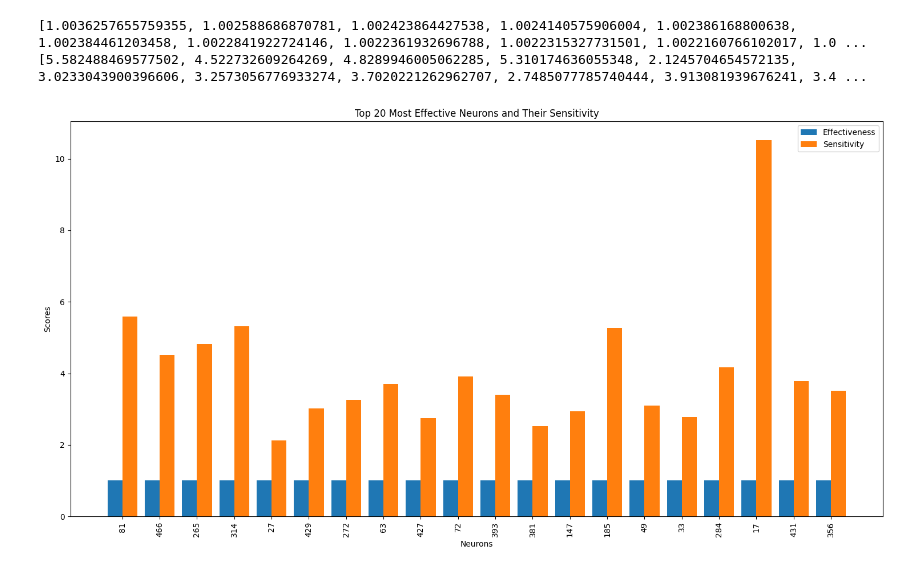
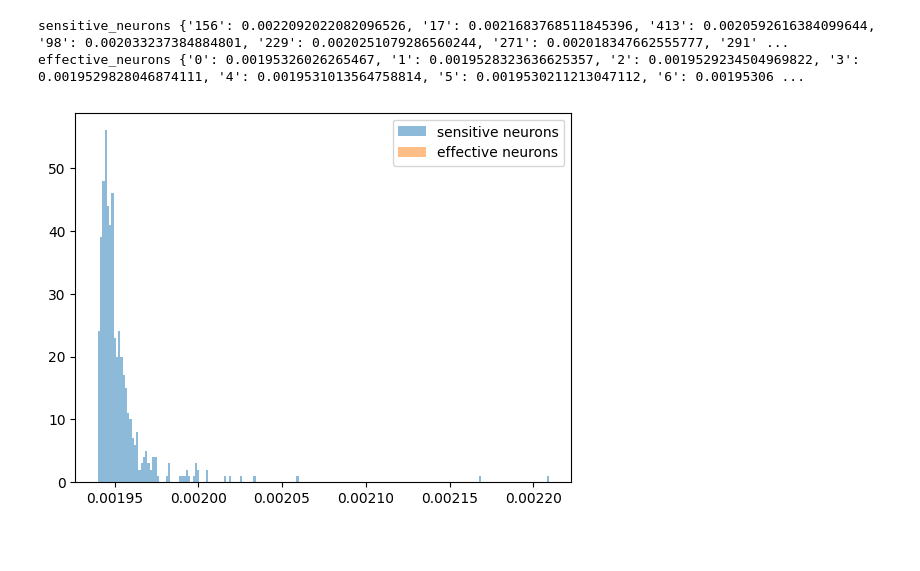
Before and after one commit to notarobot-hub/SEND, a Jupyter notebook: sensitivity/analysis_1point.ipynb, the cells around one changed output. Drawn from its saved outputs; the diff is of its cells as text; code cells hidden in the pictures; blank space fills up the shorter version.

Commit message:
generate plot for sensitivity analysis

```diff
--- a/sensitivity/analysis_1point.ipynb
+++ b/sensitivity/analysis_1point.ipynb
@@ -2,11 +2,9 @@
 import json
 import numpy as np
 import matplotlib.pyplot as plt
-%pip install matplotlib_venn
-from matplotlib_venn import venn2
 
-with open("../most_sensitive_indices_in_training.json") as f:
+with open("../most_sensitive_indices_in_training_softmax.json") as f:
     sensitive_neurons = json.load(f)
 
-with open("../most_effective_indices_on_eigenscore.json") as f:
+with open("../most_effective_indices_on_eigenscore_softmax.json") as f:
     effective_neurons = json.load(f)
@@ -31,37 +11,18 @@ Note: you may need to restart the kernel to use updated packages.
-# %%
-
-# Step 2: Sort Neurons by Effectiveness in Descending Order
-effective_neurons_sorted = sorted(effective_neurons.items(), key=lambda x: x[1], reverse=True)
-
-# Select the top 20 most effective neurons
-top_effective_neurons = effective_neurons_sorted[:20]
-
-# Extract sorted neuron indices and their effectiveness and sensitivity scores
-neurons_sorted = [int(neuron[0]) for neuron in top_effective_neurons]
-effectiveness_scores = [neuron[1] for neuron in top_effective_neurons]
-print(effectiveness_scores)
-sensitivity_scores = [sensitive_neurons.get(str(neuron[0]), 0) for neuron in top_effective_neurons]
-print(sensitivity_scores)
-# Step 3: Plot the Bar Chart
-x = np.arange(len(neurons_sorted))  # the label locations
-
-fig, ax = plt.subplots(figsize=(15, 8))
-width = 0.4  # the width of the bars
-
-rects1 = ax.bar(x - width/2, effectiveness_scores, width, label='Effectiveness')
-rects2 = ax.bar(x + width/2, sensitivity_scores, width, label='Sensitivity')
-
-# Add some text for labels, title and axes ticks
-ax.set_xlabel('Neurons')
-ax.set_ylabel('Scores')
-ax.set_title('Top 20 Most Effective Neurons and Their Sensitivity')
-ax.set_xticks(x)
-ax.set_xticklabels(neurons_sorted, rotation=90)
-ax.legend()
-
-fig.tight_layout()
-plt.show()
-# %% [output]
-[1.0036257655759355, 1.002588686870781, 1.002423864427538, 1.0024140575906004, 1.002386168800638, 1.002384461203458, 1.0022841922724146, 1.0022361932696788, 1.0022315327731501, 1.0022160766102017, 1.0 ...
-[5.582488469577502, 4.522732609264269, 4.8289946005062285, 5.310174636055348, 2.1245704654572135, 3.0233043900396606, 3.2573056776933274, 3.7020221262962707, 2.7485077785740444, 3.913081939676241, 3.4 ...
-[figure, removed]
+# %%
+print("sensitive_neurons", sensitive_neurons)
+print("effective_neurons", effective_neurons)
+# %% [output]
+sensitive_neurons {'156': 0.0022092022082096526, '17': 0.0021683768511845396, '413': 0.0020592616384099644, '98': 0.002033237384884801, '229': 0.0020251079286560244, '271': 0.002018347662555777, '291' ...
+effective_neurons {'0': 0.00195326026265467, '1': 0.0019528323636625357, '2': 0.0019529234504969822, '3': 0.0019529828046874111, '4': 0.0019531013564758814, '5': 0.0019530211213047112, '6': 0.00195306 ...
+# %%
+# given the two dictionaries, since each dictionary has the same keys, and the values are probabilities summing up to 1 for each dict, plot the distribution of the values
+
+sensitive_neurons_values = np.array(list(sensitive_neurons.values()))
+effective_neurons_values = np.array(list(effective_neurons.values()))
+
+plt.hist(sensitive_neurons_values, bins=200, alpha=0.5, label='sensitive neurons')
+plt.hist(effective_neurons_values, bins=200, alpha=0.5, label='effective neurons')
+plt.legend(loc='upper right')
+plt.show()
+# %% [output]
+[figure, added]
```
Also changed, not shown: parts of 4 cells of this notebook, 8 other files.
